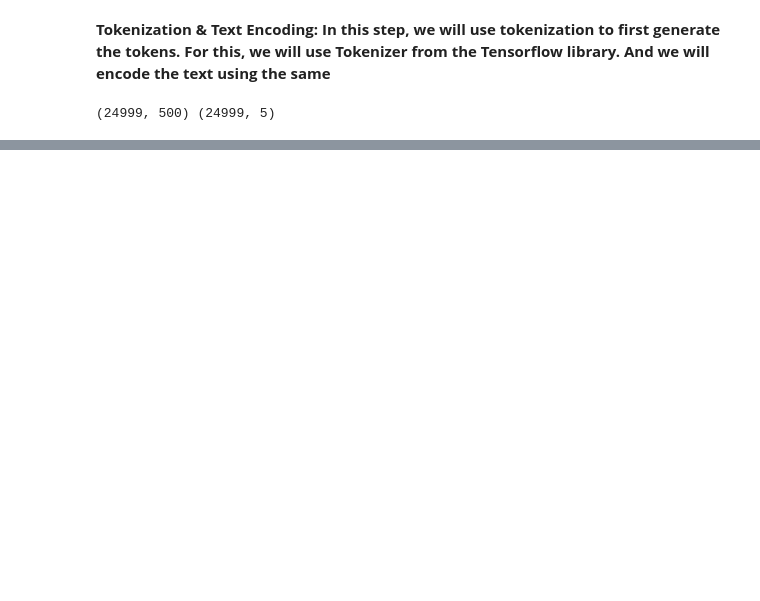
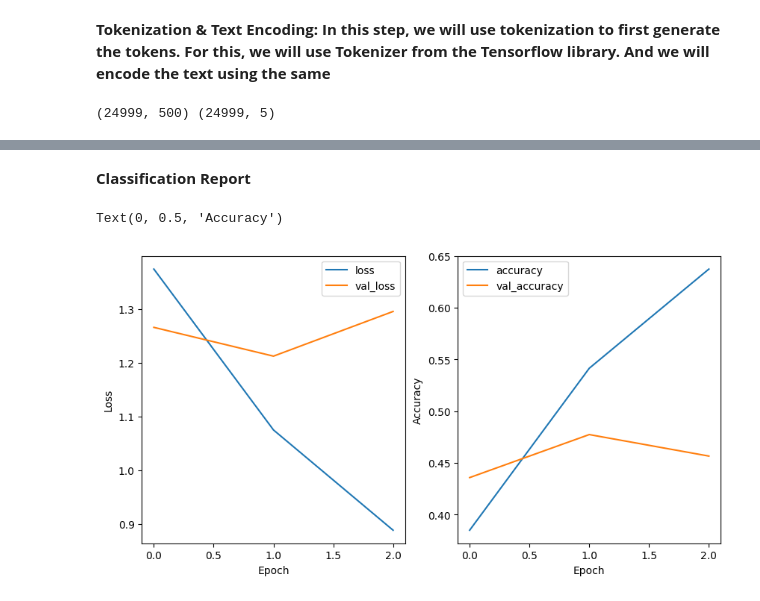
Before and after one commit to Jaiwanthi-SH/Sentiment-Analysis-for-Product-Reviews, a Jupyter notebook: SentimentAnalysis.ipynb, the cells around one changed output, grey strips where cells are left out. Saved outputs shown, nothing was run; the diff lists cells and outputs as text; code cells hidden in the pictures; blank space fills up the shorter version.

```diff
--- a/SentimentAnalysis.ipynb
+++ b/SentimentAnalysis.ipynb
@@ -203,0 +212,26 @@ print(X.shape, y.shape)
+# %%
+import numpy as np
+import pandas as pd
+from tensorflow.keras.preprocessing.text import Tokenizer
+from tensorflow.keras.preprocessing.sequence import pad_sequences
+from sklearn.model_selection import train_test_split
+
+# Tokenization
+tokenizer = Tokenizer()
+reviews_to_list = data['Review'].tolist()
+tokenizer.fit_on_texts(reviews_to_list)
+text_sequences = tokenizer.texts_to_sequences(reviews_to_list)
+
+# Padding sequences
+max_words = 500
+X = pad_sequences(text_sequences, maxlen=max_words)
+
+# The sentiment columns are already one-hot encoded, so we don't need to apply pd.get_dummies again
+# Generate the output labels y
+y = data[['Sentiment_1', 'Sentiment_2', 'Sentiment_3', 'Sentiment_4', 'Sentiment_5']]
+
+# Train Test split
+X_train, X_test, y_train, y_test = train_test_split(X, y, test_size=0.20, random_state=42)
+
+# Print the shapes of the training and testing sets
+print(X_train.shape, X_test.shape, y_train.shape, y_test.shape)
@@ -203,0 +415,24 @@ print(X.shape, y.shape)
+# %% [markdown]
+**Classification Report**
+# %%
+# Plotting the history
+metrics = history.history
+plt.figure(figsize=(10, 5))
+
+# Plotting training and validation loss
+plt.subplot(1, 2, 1)
+plt.plot(history.epoch, metrics['loss'], metrics['val_loss'])
+plt.legend(['loss', 'val_loss'])
+plt.xlabel('Epoch')
+plt.ylabel('Loss')
+
+# Plotting training and validation accuracy
+plt.subplot(1, 2, 2)
+plt.plot(history.epoch, metrics['accuracy'],
+		metrics['val_accuracy'])
+plt.legend(['accuracy', 'val_accuracy'])
+plt.xlabel('Epoch')
+plt.ylabel('Accuracy')
+# %% [output]
+Text(0, 0.5, 'Accuracy')
+[figure, added]
```
Also changed, not shown: parts of 20 cells of this notebook.
